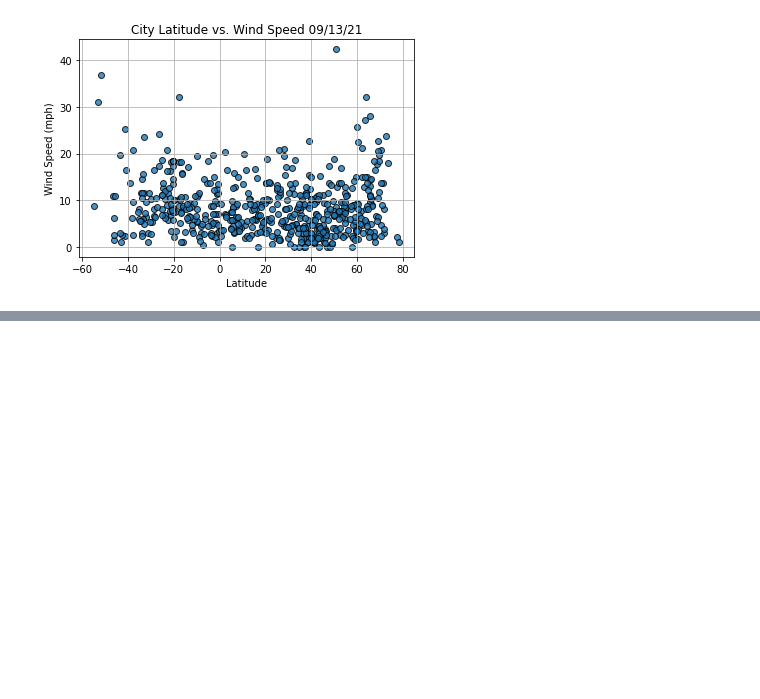
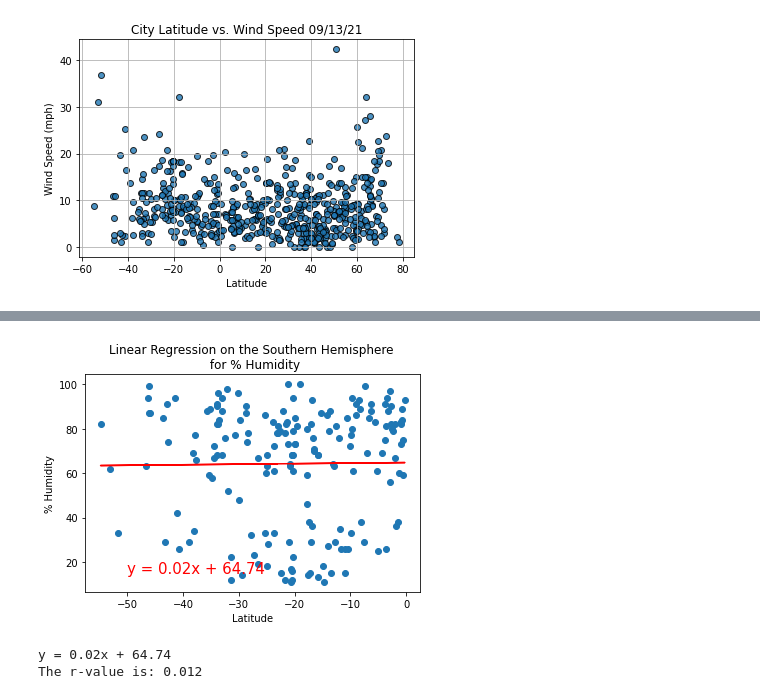
Before and after one commit to ssanmug/World_Weather_Analysis, a Jupyter notebook: WeatherPy.ipynb, the cells around one changed output, grey strips where cells are left out. Cells and saved outputs as stored; diff of their text form; code cells hidden in the pictures; blank space fills up the shorter version.

```diff
--- a/WeatherPy.ipynb
+++ b/WeatherPy.ipynb
@@ -253,0 +377,19 @@ plt.show()
+# %%
+# Linear regression on the Southern Hemisphere
+x_values = southern_hemi_df["Lat"]
+y_values = southern_hemi_df["Humidity"]
+# Call the function.
+plot_linear_regression(x_values, y_values,
+                       'Linear Regression on the Southern Hemisphere \n for % Humidity', '% Humidity',(-50,15))
+# %% [output]
+[figure, added]
+# %%
+# Perform linear regression
+(slope, intercept, r_value, _, _) = linregress(southern_hemi_df["Lat"], southern_hemi_df["Humidity"])
+# Get the equation of the line.
+line_eq = "y = " + str(round(slope,2)) + "x + " + str(round(intercept,2))
+print(line_eq)
+print(f"The r-value is: {r_value:.3f}")
+# %% [output]
+y = 0.02x + 64.74
+The r-value is: 0.012
```
Also changed, not shown: parts of 19 cells of this notebook.
